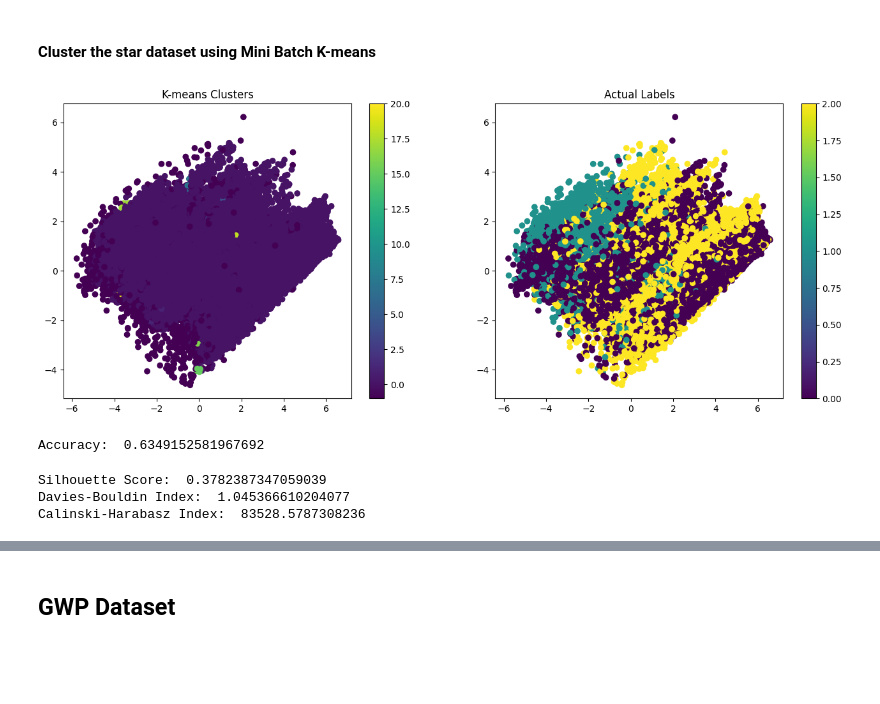
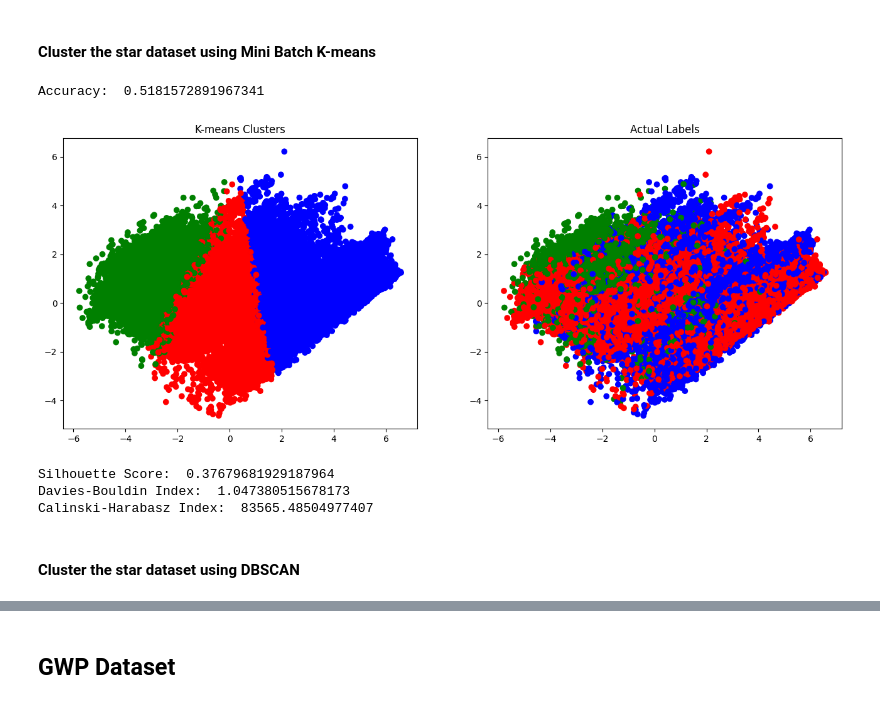
Before and after one commit to camwhite18/ml-classification-regression, a Jupyter notebook: task3_4.ipynb, the cells around one changed output, grey strips where cells are left out. Saved outputs shown, nothing was run; the diff lists cells and outputs as text; code cells hidden in the pictures; blank space fills up the shorter version.

```diff
--- a/task3_4.ipynb
+++ b/task3_4.ipynb
@@ -7,3 +15,20 @@ from task3_1 import preprocess_star_dataset, preprocess_gwp_dataset
+# %%
+def plot_clusters(X, Y, Y_pred, cmap):
+    # Apply PCA and transform the data to 2 dimensions
+    pca = PCA(n_components=2)
+    X_pca = pca.fit_transform(X)
+
+    fig, ax = plt.subplots(1, 2, figsize=(16, 6))
+
+    # Scatter plot for the clusters created by K-means
+    ax[0].scatter(X_pca[:, 0], X_pca[:, 1], c=[cmap[pred] for pred in Y_pred])
+    ax[0].set_title('K-means Clusters')
+
+    # Scatter plot for the actual labels
+    ax[1].scatter(X_pca[:, 0], X_pca[:, 1], c=[cmap[actual] for actual in Y])
+    ax[1].set_title('Actual Labels')
+
+    plt.show()
 # %% [markdown]
 ## Star Dataset
 # %%
@@ -17,40 +38,21 @@ star_Y_pred = mbkm.fit_predict(star_X)
-# %%
-from matplotlib import pyplot as plt
-from sklearn.decomposition import PCA
-
-# Apply PCA and transform the data to 2 dimensions
-pca = PCA(n_components=2)
-star_X_pca = pca.fit_transform(star_X)
-
-fig, ax = plt.subplots(1, 2, figsize=(16, 6))
-
-# Scatter plot for the clusters created by K-means
-scatter1 = ax[0].scatter(star_X_pca[:, 0], star_X_pca[:, 1], c=star_Y_pred, cmap='viridis')
-ax[0].set_title('K-means Clusters')
-fig.colorbar(scatter1, ax=ax[0])
-
-# Scatter plot for the actual labels
-scatter2 = ax[1].scatter(star_X_pca[:, 0], star_X_pca[:, 1], c=star_Y, cmap='viridis')
-ax[1].set_title('Actual Labels')
-fig.colorbar(scatter2, ax=ax[1])
-
-
-plt.show()
-# %% [output]
-[figure, removed]
-# %%
-from sklearn.metrics import accuracy_score
-
-print('Accuracy: ', accuracy_score(star_Y, star_Y_pred))
-# %% [output]
-Accuracy:  0.6349152581967692
+# %%
+star_km = KMeans(n_clusters=3, n_init='auto')
+star_km_Y_pred = star_km.fit_predict(star_X)
+# %%
+print('Accuracy: ', accuracy_score(star_Y, star_km_Y_pred))
+# %% [output]
+Accuracy:  0.5181572891967341
+# %%
+plot_clusters(star_X, star_Y, star_km_Y_pred, {0: 'red', 1: 'green', 2: 'blue'})
+# %% [output]
+[figure, added]
 # %%
-from sklearn.metrics import silhouette_score, davies_bouldin_score, calinski_harabasz_score
-
-print('Silhouette Score: ', silhouette_score(star_X, star_Y_pred))
-print('Davies-Bouldin Index: ', davies_bouldin_score(star_X, star_Y_pred))
-print('Calinski-Harabasz Index: ', calinski_harabasz_score(star_X, star_Y_pred))
+print('Silhouette Score: ', silhouette_score(star_X, star_km_Y_pred))
+print('Davies-Bouldin Index: ', davies_bouldin_score(star_X, star_km_Y_pred))
+print('Calinski-Harabasz Index: ', calinski_harabasz_score(star_X, star_km_Y_pred))
 # %% [output]
-Silhouette Score:  0.3782387347059039
-Davies-Bouldin Index:  1.045366610204077
-Calinski-Harabasz Index:  83528.5787308236
+Silhouette Score:  0.37679681929187964
+Davies-Bouldin Index:  1.047380515678173
+Calinski-Harabasz Index:  83565.48504977407
+# %% [markdown]
+#### Cluster the star dataset using DBSCAN
```
Also changed, not shown: parts of 9 cells of this notebook.
